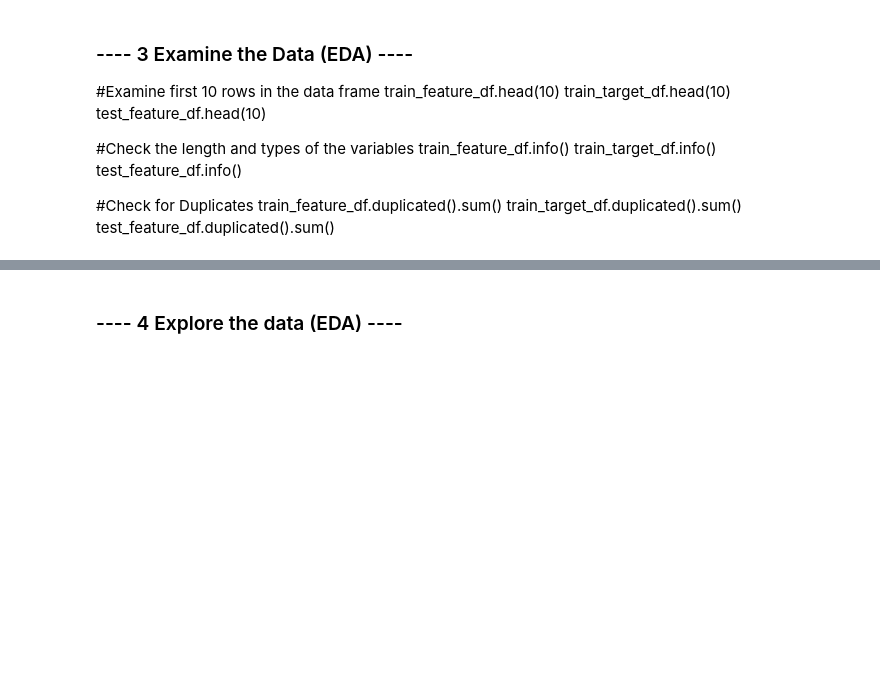
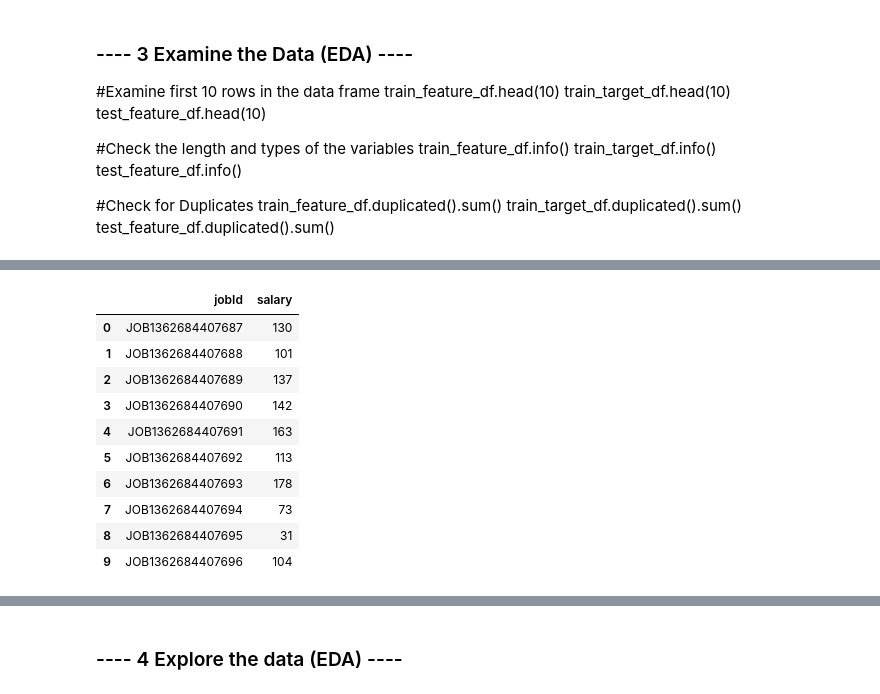
Before and after one commit to rliu1991/salarypredictionportfolio, a Jupyter notebook: Salary Portfolio Project.ipynb, the cells around one changed output, grey strips where cells are left out. Cells and saved outputs as stored; diff of their text form; code cells hidden in the pictures; blank space fills up the shorter version.

Commit message:
Adding Salary Prediction Notebook to Repo

```diff
--- a/Salary Portfolio Project.ipynb
+++ b/Salary Portfolio Project.ipynb
@@ -41,0 +81,15 @@ test_feature_df.duplicated().sum()
+# %%
+#Examine first 10 rows in the data frame
+train_target_df.head(10)
+# %% [output]
+|  | jobId | salary |
+| 0 | JOB1362684407687 | 130 |
+| 1 | JOB1362684407688 | 101 |
+| 2 | JOB1362684407689 | 137 |
+| 3 | JOB1362684407690 | 142 |
+| 4 | JOB1362684407691 | 163 |
+| 5 | JOB1362684407692 | 113 |
+| 6 | JOB1362684407693 | 178 |
+| 7 | JOB1362684407694 | 73 |
+| 8 | JOB1362684407695 | 31 |
+| 9 | JOB1362684407696 | 104 |
```
Also changed, not shown: parts of 15 cells of this notebook.
